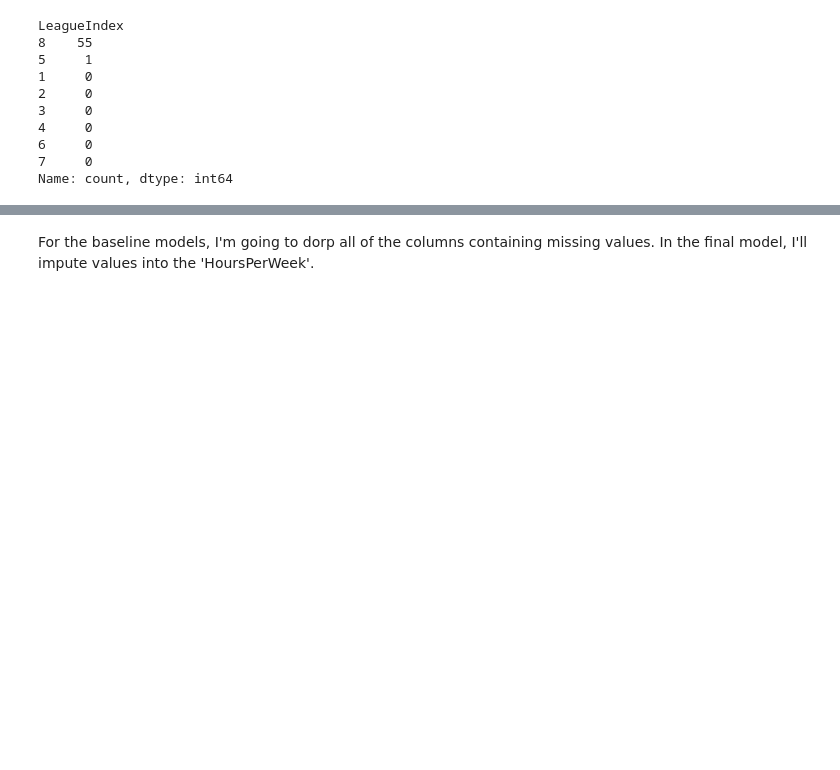
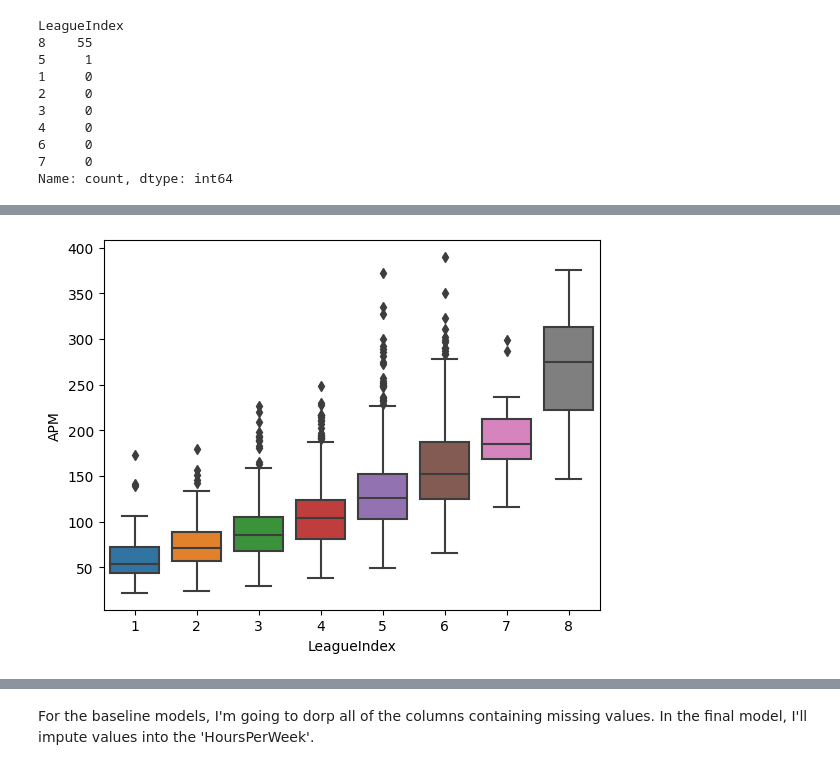
Before and after one commit to Ethan-Shapiro/EG-Starcraft-II-Project, a Jupyter notebook: notebook.ipynb, the cells around one changed output, grey strips where cells are left out. Saved outputs shown, nothing was run; the diff lists cells and outputs as text; code cells hidden in the pictures; blank space fills up the shorter version.

```diff
--- a/notebook.ipynb
+++ b/notebook.ipynb
@@ -370,0 +422,5 @@ df = df.drop(['HoursPerWeek', 'GameID'], axis=1)
+# %%
+sns.boxplot(df, y='APM', x='LeagueIndex')
+plt.show()
+# %% [output]
+[figure, added]
```
Also changed, not shown: parts of 28 cells of this notebook.
